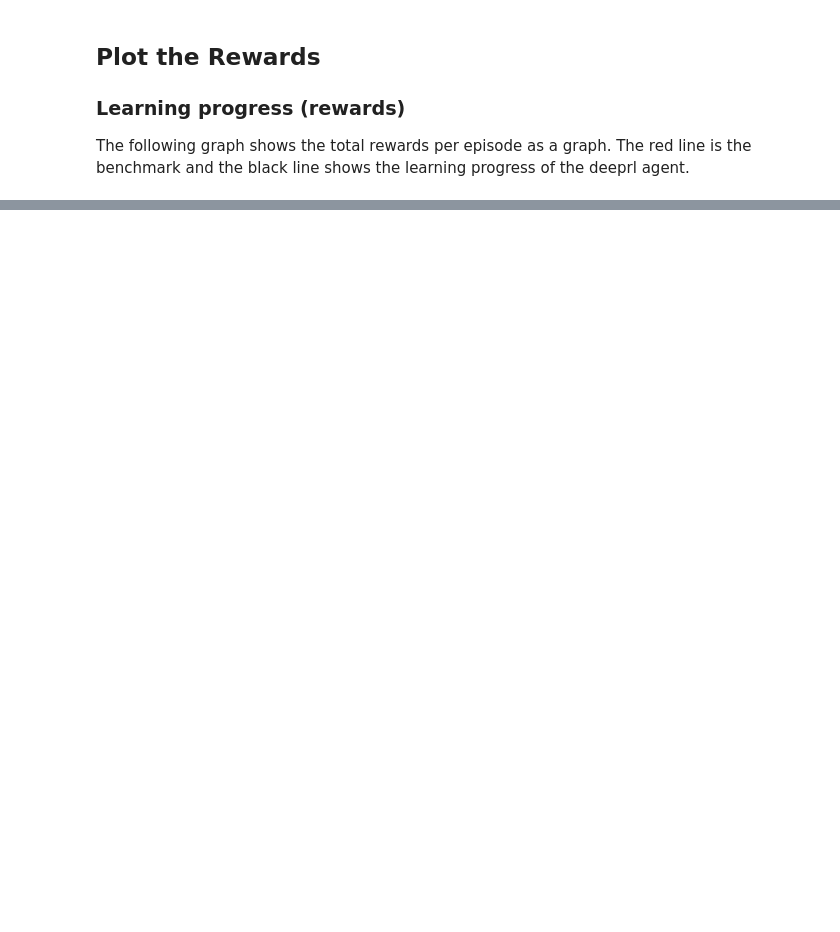
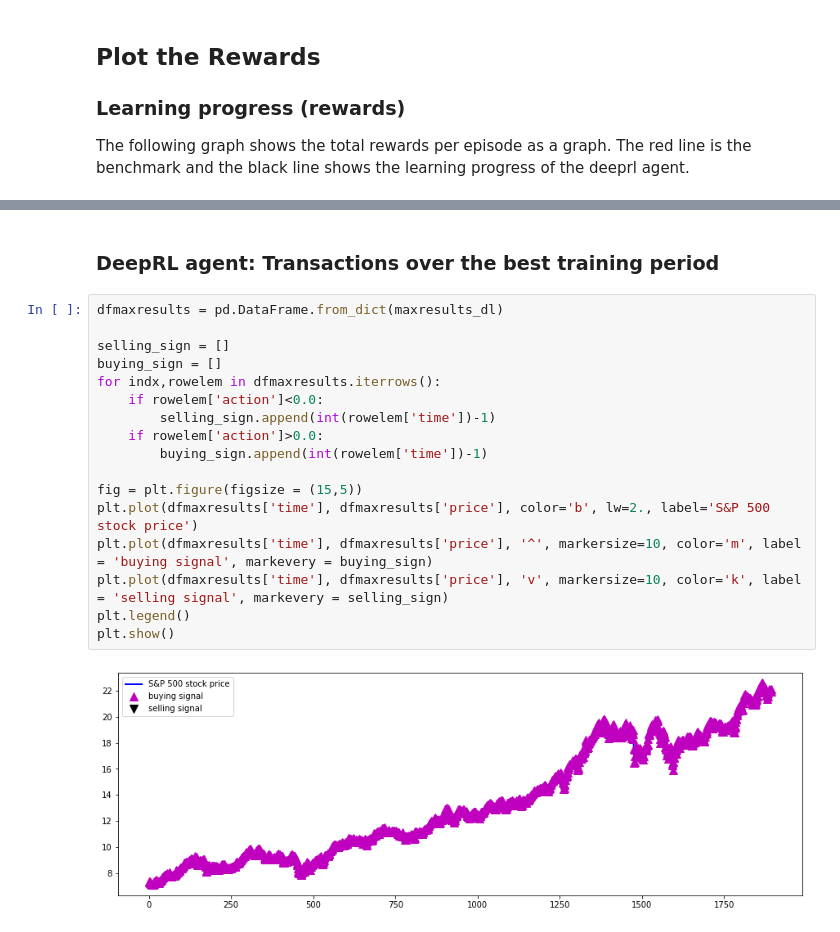
Before and after one commit to JoergStrebel/MachineLearningEngineerND, a Jupyter notebook: capstone_project/deeprlagent_project.ipynb, the cells around one changed output, grey strips where cells are left out. Saved outputs shown, nothing was run; the diff lists cells and outputs as text; blank space fills up the shorter version.

```diff
--- a/capstone_project/deeprlagent_project.ipynb
+++ b/capstone_project/deeprlagent_project.ipynb
@@ -707,0 +579,21 @@ One major improvement might be the usage of a more deterministic learning approa
+# %% [markdown]
+### DeepRL agent: Transactions over the best training period
+# %%
+dfmaxresults = pd.DataFrame.from_dict(maxresults_dl)
+
+selling_sign = []
+buying_sign = []
+for indx,rowelem in dfmaxresults.iterrows():
+    if rowelem['action']<0.0:
+        selling_sign.append(int(rowelem['time'])-1)
+    if rowelem['action']>0.0:
+        buying_sign.append(int(rowelem['time'])-1)
+
+fig = plt.figure(figsize = (15,5))
+plt.plot(dfmaxresults['time'], dfmaxresults['price'], color='b', lw=2., label='S&P 500 stock price')
+plt.plot(dfmaxresults['time'], dfmaxresults['price'], '^', markersize=10, color='m', label = 'buying signal', markevery = buying_sign)
+plt.plot(dfmaxresults['time'], dfmaxresults['price'], 'v', markersize=10, color='k', label = 'selling signal', markevery = selling_sign)
+plt.legend()
+plt.show()
+# %% [output]
+[figure, added]
```
Also changed, not shown: parts of 17 cells of this notebook, 4 other files.
